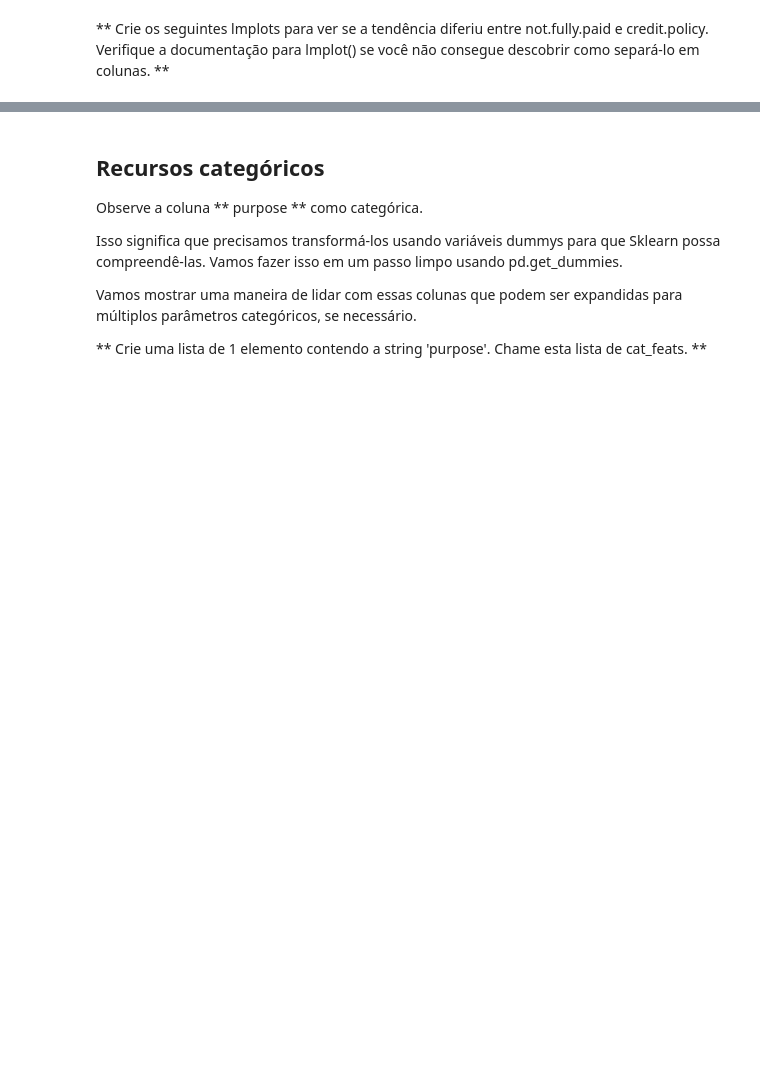
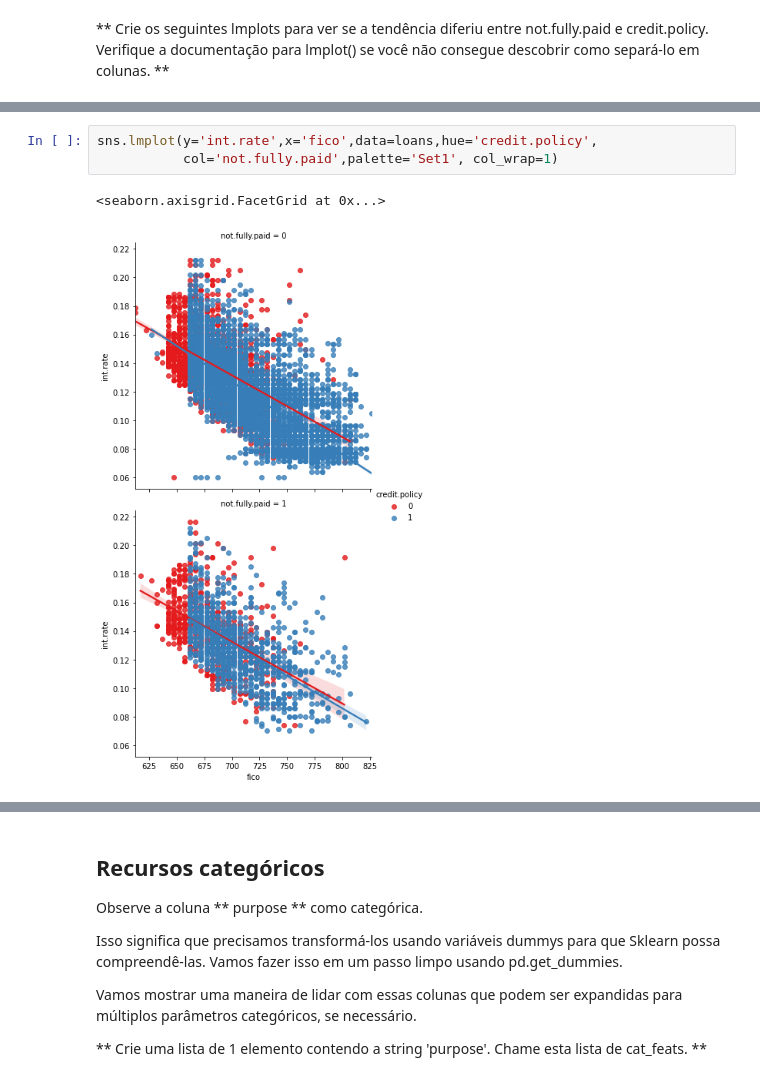
Before and after one commit to diogofergom/arvore_de_decisao, a Jupyter notebook: Projeto árvores de decisão e florestas aleatórias.ipynb, the cells around one changed output, grey strips where cells are left out. Cells and saved outputs as stored; diff of their text form; blank space fills up the shorter version.

```diff
--- a/Projeto árvores de decisão e florestas aleatórias.ipynb
+++ b/Projeto árvores de decisão e florestas aleatórias.ipynb
@@ -126,0 +127,6 @@ Text(0.5, 0, 'FICO')
+# %%
+sns.lmplot(y='int.rate',x='fico',data=loans,hue='credit.policy',
+           col='not.fully.paid',palette='Set1', col_wrap=1)
+# %% [output]
+<seaborn.axisgrid.FacetGrid at 0x...>
+[figure, added]
```
Also changed, not shown: parts of 21 cells of this notebook.
